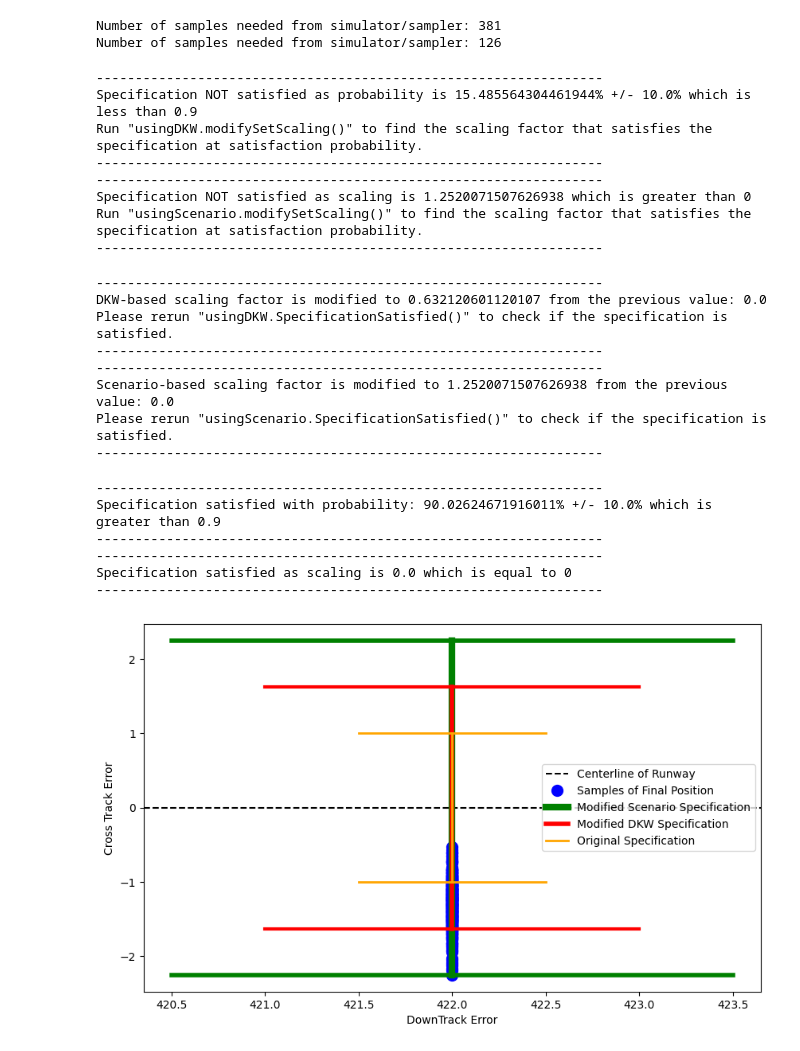
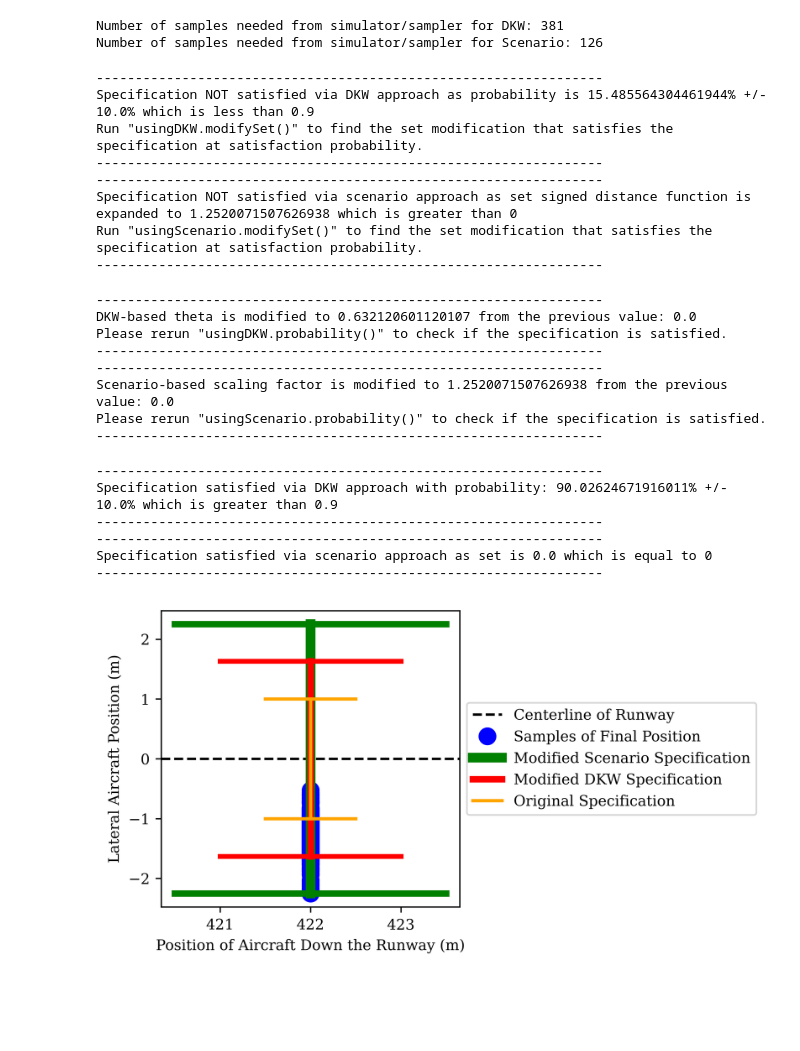
Before and after one commit to vigsiv/SaVer-Toolbox, a Jupyter notebook: examples/TaxiNet/TaxiNet.ipynb, the cells around one changed output. Cells and saved outputs as stored; diff of their text form; code cells hidden in the pictures; blank space fills up the shorter version.

```diff
--- a/examples/TaxiNet/TaxiNet.ipynb
+++ b/examples/TaxiNet/TaxiNet.ipynb
@@ -12,28 +12,7 @@ verifDKW = verify.usingDKW(betaDKW,epsilonDKW,Delta)
 betaScenario = 0.001
 verifScenario = verify.usingScenario(betaScenario,Delta)
 
-# Import TaxiRun h5 using the following link:
-url = 'https://www.dropbox.com/scl/fi/f6m4ejxp20n3iifscmodq/TaxiRunFixed.h5?rlkey=di2d5ys9x6vprt5ws6pmo4xd6&st=roxxmgkg&dl=1'
-
-
-
-def download_file(url, filename):
-    if not os.path.exists(filename):
-        with requests.get(url, stream=True) as r:
-            r.raise_for_status()
-            total_size = int(r.headers.get('content-length', 0))
-            print(f'Downloading {filename} ({total_size // 1024} KB):', end='')
-            with open(filename, 'wb') as f:
-                for chunk in r.iter_content(chunk_size=8192):
-                    if chunk:
-                        f.write(chunk)
-                        done = int(50 * f.tell() / total_size)
-                        print(f'\r[{"=" * done}{" " * (50-done)}]', end='')
-    else:
-        print(f'{filename} already exists. Skipping download.')
-
-download_file(url, 'TaxiRunFixed.h5')
-f = h5py.File('./TaxiRunFixed.h5', 'r')
+f = h5py.File('./TaxiNetTraj.h5', 'r')
 tot_full_runs = 408
 y_pos = np.zeros((tot_full_runs,1))
 
@@ -80,78 +58,76 @@ samples = y_pos
 verifDKW.samples(samples[0:verifDKW.samplesRequired()])
 verifScenario.samples(samples[0:verifScenario.samplesRequired()])
 # %% [output]
-Number of samples needed from simulator/sampler: 381
-Number of samples needed from simulator/sampler: 126
+Number of samples needed from simulator/sampler for DKW: 381
+Number of samples needed from simulator/sampler for Scenario: 126
 # %%
 # Check if the samples satisfy the specification:
-verifDKW.SpecificationSatisfied()
-verifScenario.SpecificationSatisfied()
+verifDKW.probability()
+verifScenario.probability()
 # %% [output]
 -----------------------------------------------------------------
-Specification NOT satisfied as probability is 15.485564304461944% +/- 10.0% which is less than 0.9
-Run "usingDKW.modifySetScaling()" to find the scaling factor that satisfies the specification at satisfaction probability.
+Specification NOT satisfied via DKW approach as probability is 15.485564304461944% +/- 10.0% which is less than 0.9
+Run "usingDKW.modifySet()" to find the set modification that satisfies the specification at satisfaction probability.
 -----------------------------------------------------------------
 -----------------------------------------------------------------
-Specification NOT satisfied as scaling is 1.2520071507626938 which is greater than 0
-Run "usingScenario.modifySetScaling()" to find the scaling factor that satisfies the specification at satisfaction probability.
+Specification NOT satisfied via scenario approach as set signed distance function is expanded to 1.2520071507626938 which is greater than 0
+Run "usingScenario.modifySet()" to find the set modification that satisfies the specification at satisfaction probability.
 -----------------------------------------------------------------
 # %%
 # Modify the zero level set:
-setEnlargementDKW = verifDKW.modifySetScaling()
-setEnlargementScenario = verifScenario.modifySetScaling()
+setEnlargementDKW = verifDKW.modifySet()
+setEnlargementScenario = verifScenario.modifySet()
 # %% [output]
 -----------------------------------------------------------------
-DKW-based scaling factor is modified to 0.632120601120107 from the previous value: 0.0
-Please rerun "usingDKW.SpecificationSatisfied()" to check if the specification is satisfied.
+DKW-based theta is modified to 0.632120601120107 from the previous value: 0.0
+Please rerun "usingDKW.probability()" to check if the specification is satisfied.
 -----------------------------------------------------------------
 -----------------------------------------------------------------
 Scenario-based scaling factor is modified to 1.2520071507626938 from the previous value: 0.0
-Please rerun "usingScenario.SpecificationSatisfied()" to check if the specification is satisfied.
+Please rerun "usingScenario.probability()" to check if the specification is satisfied.
 -----------------------------------------------------------------
 # %%
 # Check if the samples satisfy the specification:
-verifDKW.SpecificationSatisfied()
-verifScenario.SpecificationSatisfied()
+verifDKW.probability()
+verifScenario.probability()
 # %% [output]
 -----------------------------------------------------------------
-Specification satisfied with probability: 90.02624671916011% +/- 10.0% which is greater than 0.9
+Specification satisfied via DKW approach with probability: 90.02624671916011% +/- 10.0% which is greater than 0.9
 -----------------------------------------------------------------
 -----------------------------------------------------------------
-Specification satisfied as scaling is 0.0 which is equal to 0
+Specification satisfied via scenario approach as set is 0.0 which is equal to 0
 -----------------------------------------------------------------
 # %%
-
-
-# Create a plot
-plt.figure(figsize=(10, 6))
+plt.rcParams.update({'font.size': 9, 'font.family': 'serif'})
+plt.figure(figsize=(3.3, 3.3))
+plt.rcParams.update({'figure.dpi': 600})
 
 # Add horizontal lines at 10 and -10
 plt.axhline(y=0, color='k', linestyle='--', label='Centerline of Runway')
 
 # Plot the samples
 plt.plot(422*np.ones(samples.shape[0]),samples, 'o', label='Samples of Final Position', markersize=10, color='blue')
 
 plt.plot([422, 422], [-1-setEnlargementScenario, 1+setEnlargementScenario], '-', color='green', linewidth=6, label='Modified Scenario Specification')
 plt.plot([420.5, 423.5], [1+setEnlargementScenario, 1+setEnlargementScenario], '-', color='green', linewidth=4)
 plt.plot([420.5, 423.5], [-1-setEnlargementScenario, -1-setEnlargementScenario], '-', color='green',linewidth=4)
 plt.plot([422, 422], [-1-setEnlargementDKW, 1+setEnlargementDKW], '-', color='red', linewidth=4, label='Modified DKW Specification')
 plt.plot([421, 423], [1+setEnlargementDKW, 1+setEnlargementDKW], '-', color='red', linewidth=3)
 plt.plot([421, 423], [-1-setEnlargementDKW, -1-setEnlargementDKW], '-', color='red',linewidth=3)
 # Add box and whisker like lines at y = ±1.5 and x = 422
 plt.plot([422, 422], [-1, 1], '-', color='orange', linewidth=2)
 plt.plot([421.5, 422.5], [1, 1], '-', color='orange', linewidth=2)
 plt.plot([421.5, 422.5], [-1, -1], '-', color='orange',linewidth=2, label='Original Specification')
 
 
 
 
-# Add labels and title
-plt.xlabel('DownTrack Error')
-plt.ylabel('Cross Track Error')
-
-plt.legend(loc='best')
+# Add labels and legend:
+plt.xlabel('Position of Aircraft Down the Runway (m)')
+plt.ylabel('Lateral Aircraft Position (m)')
+plt.legend(loc='center left', bbox_to_anchor=(1, 0.5))
 
 # Show the plot
 plt.show()
 # %% [output]
-[figure, old version]
+[figure, new version]
```
Also changed, not shown: parts of 2 cells of this notebook, 25 other files.
